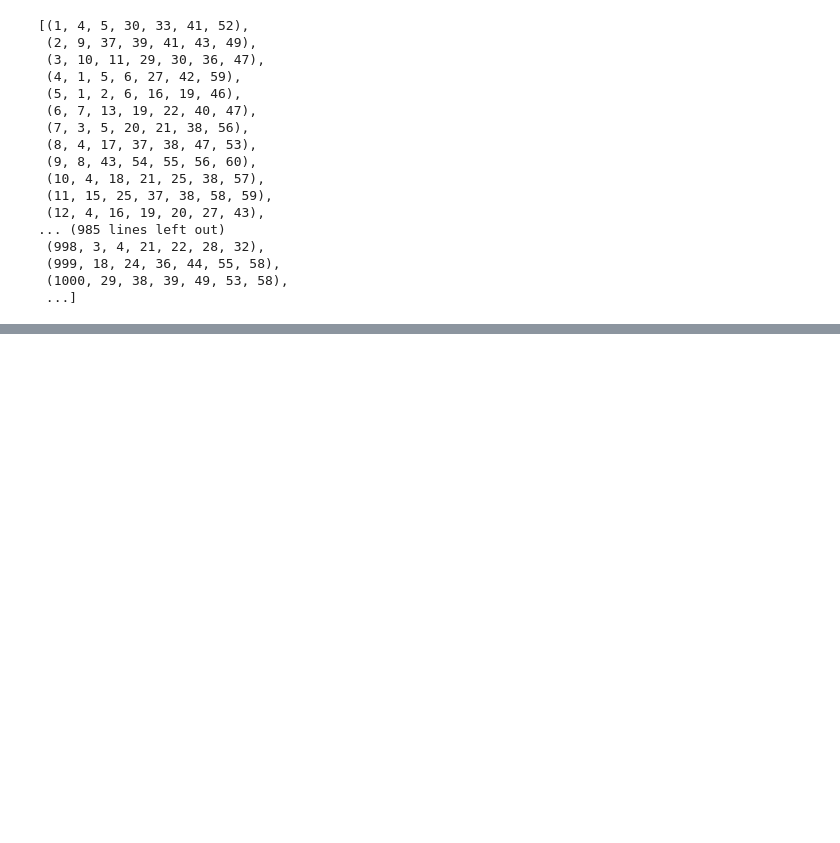
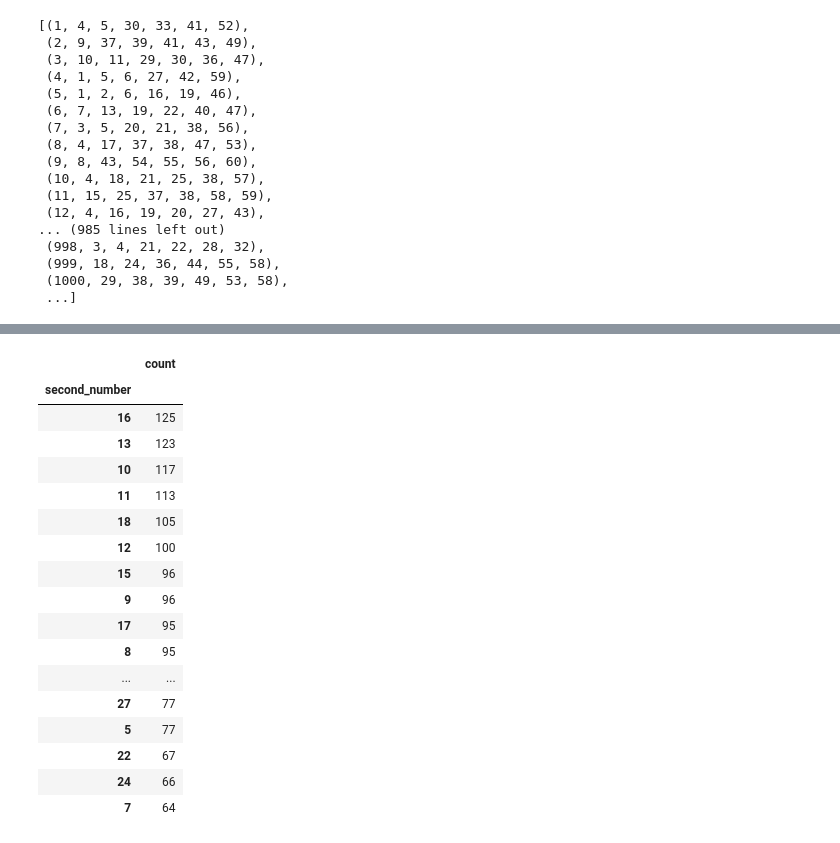
Before and after one commit to spohess/MegaBotSenaPy, a Jupyter notebook: Lottery_Analysis.ipynb, the cells around one changed output, grey strips where cells are left out. Saved outputs shown, nothing was run; the diff lists cells and outputs as text; code cells hidden in the pictures; blank space fills up the shorter version.

```diff
--- a/Lottery_Analysis.ipynb
+++ b/Lottery_Analysis.ipynb
@@ -48,0 +87,25 @@ contests
+# %%
+second_number = contests[['second_number']]
+second_count = second_number.groupby(['second_number'])['second_number'].count()
+second_count = second_count.reset_index(name='count')
+second_count.set_index('second_number', inplace=True)
+second_count.sort_values(['count'], ascending=False).head(20)
+# %% [output]
+|  | count |
+| second_number |  |
+| 16 | 125 |
+| 13 | 123 |
+| 10 | 117 |
+| 11 | 113 |
+| 18 | 105 |
+| 12 | 100 |
+| 15 | 96 |
+| 9 | 96 |
+| 17 | 95 |
+| 8 | 95 |
+| ... | ... |
+| 27 | 77 |
+| 5 | 77 |
+| 22 | 67 |
+| 24 | 66 |
+| 7 | 64 |
```
Also changed, not shown: parts of 16 cells of this notebook.
